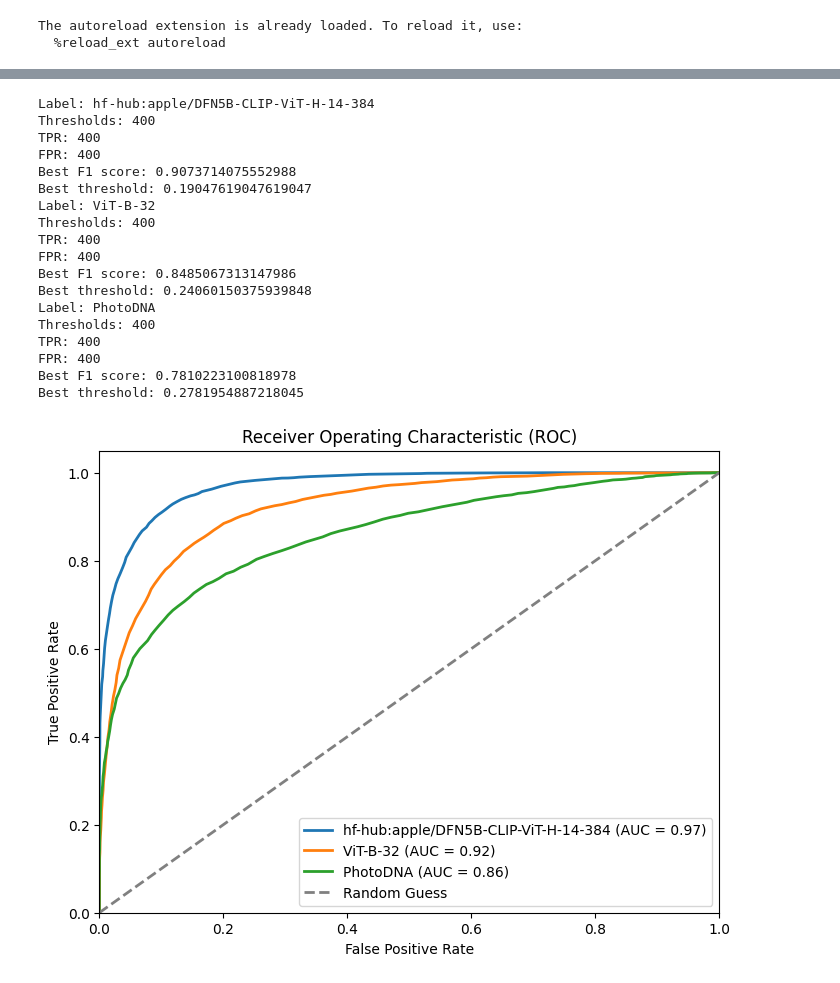
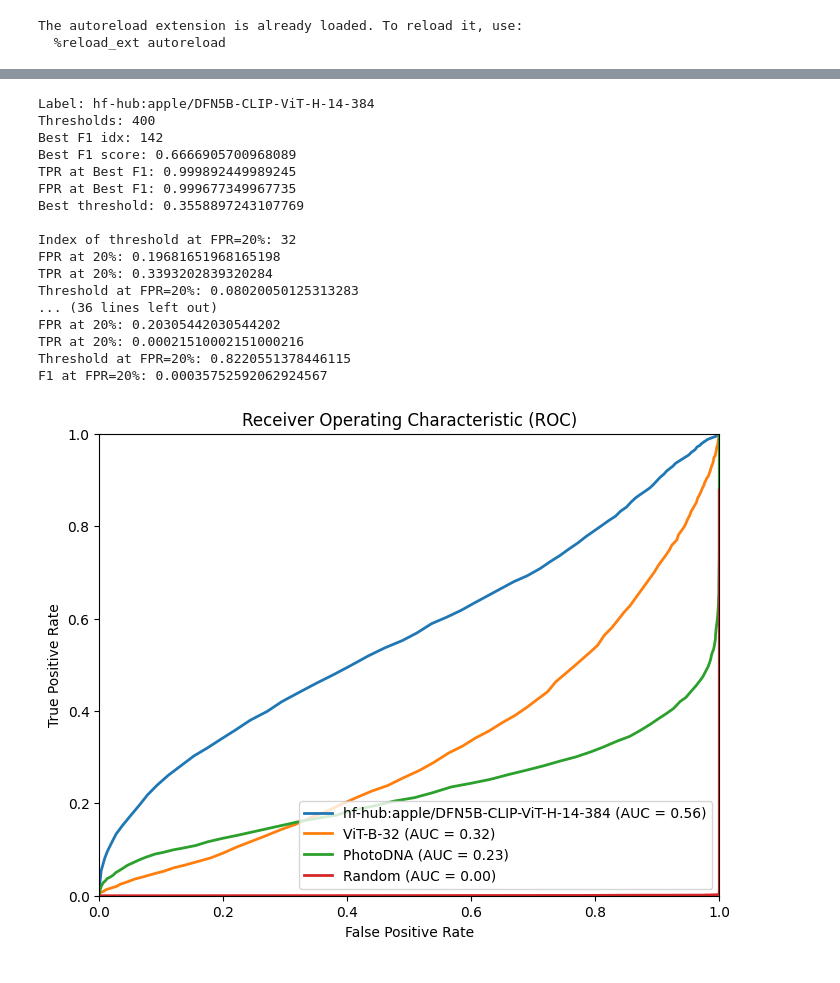
Before and after one commit to UMass-Rescue/RescueCLIP, a Jupyter notebook: scripts/cuhk_embeddings/threshold_test_simpler.ipynb, the cells around one changed output, grey strips where cells are left out. Saved outputs shown, nothing was run; the diff lists cells and outputs as text; code cells hidden in the pictures.

Commit message:
threshold test

```diff
--- a/scripts/cuhk_embeddings/threshold_test_simpler.ipynb
+++ b/scripts/cuhk_embeddings/threshold_test_simpler.ipynb
@@ -45,7 +46,7 @@ load_dotenv()
 The autoreload extension is already loaded. To reload it, use:
   %reload_ext autoreload
 # %%
-collection_config = CUHK_PDNA_Collection
+collection_config = CUHK_Apple_Collection
 client = WeaviateClientEnsureReady().get_client()
 collection = client.collections.get(collection_config.name)
 QUERY_MAXIMUM_RESULTS = 200_000
@@ -286,8 +285,11 @@ def compute_result_naive(X, y_set_labels_mat, y_set_labels, t, is_train: bool):
             assert count >= 1, f"count: {count}, t: {t}, i: {i}, k: {k}"
 
         # If the count is at least 2, set result[i] to 1
-        if (is_train and count >= 2) or (not is_train and count >= 1):
+        if (is_train and count >= 2):
             result[i] = 1
+        elif not is_train:
+            # If there are any distances less than t for the test data, we can a False Positive
+            result[i] = 1 if k > 0 else 0
 
     return result
 
@@ -315,7 +317,7 @@ def compute_result_vectorized(X, y_set_labels_mat, y_set_labels, t, is_train):
     if is_train:
         result = (count >= 2).astype(int)
     else:
-        result = (count >= 1).astype(int)
+        result = np.where(mask_threshold[:, 0] == False, 0, 1)
     return result
 # %%
 from dataclasses import dataclass
@@ -420,6 +452,6 @@ def threshold_test(t, X_train_distances, y_train_labels_mat, y_train_labels, X_t
 # %%
 # Smoke test
-t = 0.2
+t = 1.55e-01
 tic = time.time()
 cm = threshold_test(t, X_train_distances, y_train_labels_mat, y_train_labels, X_test_distances, y_test_labels_mat, y_test_labels)
 toc = time.time()
@@ -535,59 +575,72 @@ defaultdict(dict,
 # %%
 from sklearn.metrics import auc
+
+from rescueclip.ml_model import LIPModelProvider
 
 
 plt.figure(figsize=(8, 6))
 for label, results in results_curves.items():
     # Extract FPR and TPR for each threshold.
     # Note: Sorting the thresholds ensures the curve is plotted in order.
     thresholds = sorted(results.keys())
 
     tpr_list = np.array([results[t].recall() for t in thresholds])
     fpr_list = np.array([results[t].fpr() for t in thresholds])
     f1_scores = np.array([results[t].f1() for t in thresholds])
 
     print(f"Label: {label}")
     print(f"Thresholds: {len(thresholds)}")
-    print(f"TPR: {len(tpr_list)}")
-    print(f"FPR: {len(fpr_list)}")
-    print(f"Best F1 score: {np.max(f1_scores)}")
-    print(f"Best threshold: {thresholds[np.argmax(f1_scores)]}")
+    best_f1_idx = np.argmax(f1_scores)
+    print(f"Best F1 idx: {best_f1_idx}")
+    print(f"Best F1 score: {f1_scores[best_f1_idx]}")
+    print(f"TPR at Best F1: {tpr_list[best_f1_idx]}")
+    print(f"FPR at Best F1: {fpr_list[best_f1_idx]}")
+    print(f"Best threshold: {thresholds[best_f1_idx]}")
+    print()
+
+    idx_of_given_fpr = np.abs(fpr_list - 0.2).argmin()
+    print(f"Index of threshold at FPR=20%: {idx_of_given_fpr}")
+    print(f"FPR at 20%: {fpr_list[idx_of_given_fpr]}")
+    print(f"TPR at 20%: {tpr_list[idx_of_given_fpr]}")
+    print(f"Threshold at FPR=20%: {thresholds[idx_of_given_fpr]}")
+    print(f"F1 at FPR=20%: {f1_scores[idx_of_given_fpr]}")
 
     if has_violations(fpr_list, True):
         print(f"Violations found for FPR list {label}")
     if has_violations(tpr_list, True):
         print(f"Violations found for TPR list {label}")
 
     # Calculate the area under the ROC curve.
     roc_auc = auc(fpr_list, tpr_list)
 
+    # if collection_config.model_config.provider == LIPModelProvider.RANDOM:
+    #     plt.plot(fpr_list, tpr_list, lw=2, label=f'{label} (AUC = {roc_auc:.2f})', linestyle='--', color='gray')
+    # else:
     plt.plot(fpr_list, tpr_list, lw=2, label=f'{label} (AUC = {roc_auc:.2f})')
 
-plt.plot([0, 1], [0, 1], linestyle='--', lw=2, color='gray', label='Random Guess')
 plt.xlim([0.0, 1.0])
-plt.ylim([0.0, 1.05])
+plt.ylim([0.0, 1.0])
 plt.xlabel('False Positive Rate')
 plt.ylabel('True Positive Rate')
 plt.title('Receiver Operating Characteristic (ROC)')
-plt.legend(loc="lower right")
+plt.legend(loc="upper left")
 plt.show()
 # %% [output]
 Label: hf-hub:apple/DFN5B-CLIP-ViT-H-14-384
 Thresholds: 400
-TPR: 400
-FPR: 400
-Best F1 score: 0.9073714075552988
-Best threshold: 0.19047619047619047
-Label: ViT-B-32
-Thresholds: 400
-TPR: 400
-FPR: 400
-Best F1 score: 0.8485067313147986
-Best threshold: 0.24060150375939848
-Label: PhotoDNA
-Thresholds: 400
-TPR: 400
-FPR: 400
-Best F1 score: 0.7810223100818978
-Best threshold: 0.2781954887218045
+Best F1 idx: 142
+Best F1 score: 0.6666905700968089
+TPR at Best F1: 0.999892449989245
+FPR at Best F1: 0.999677349967735
+Best threshold: 0.3558897243107769
+
+Index of threshold at FPR=20%: 32
+FPR at 20%: 0.19681651968165198
+TPR at 20%: 0.3393202839320284
+Threshold at FPR=20%: 0.08020050125313283
+... (36 lines left out)
+FPR at 20%: 0.20305442030544202
+TPR at 20%: 0.00021510002151000216
+Threshold at FPR=20%: 0.8220551378446115
+F1 at FPR=20%: 0.00035752592062924567
-[figure, old version]
+[figure, new version]
```
Also changed, not shown: parts of 16 cells of this notebook.
